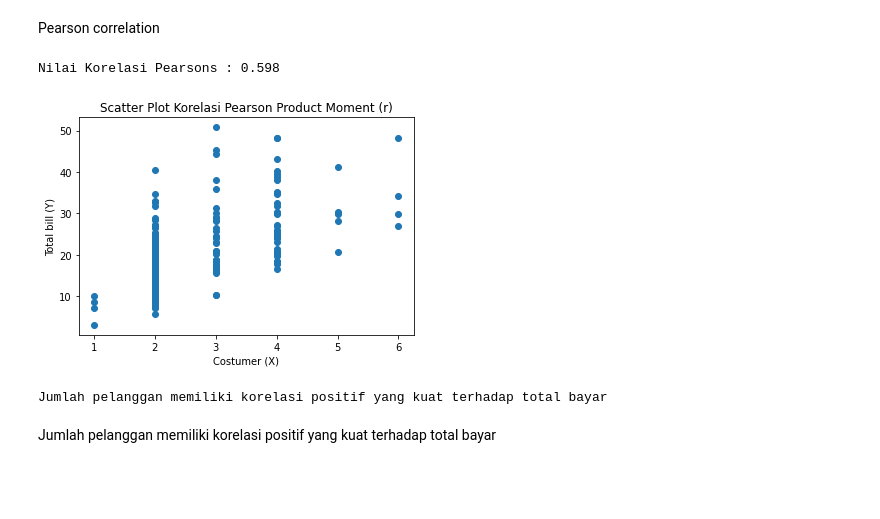
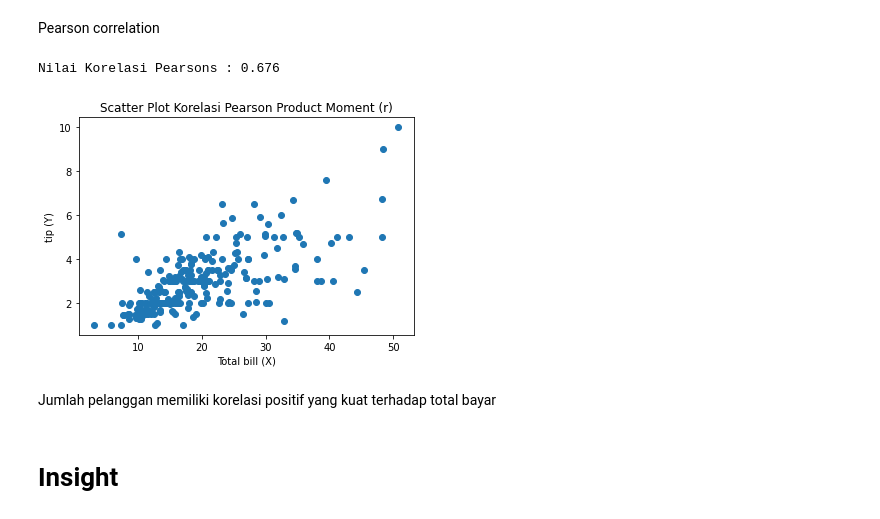
Before and after one commit to gdscitb/DSCDataScience, a Jupyter notebook: EksplorasiData_Aldion/Tugas1GDSCITB.ipynb, the cells around one changed output. Cells and saved outputs as stored; diff of their text form; code cells hidden in the pictures; blank space fills up the shorter version.

Commit message:
Penambahan insight

```diff
--- a/EksplorasiData_Aldion/Tugas1GDSCITB.ipynb
+++ b/EksplorasiData_Aldion/Tugas1GDSCITB.ipynb
@@ -57,4 +57,5 @@ df.head()
 **Delete & Renaming Column**
 # %%
 df.columns=['Total bill','Tip','Gender','Smoking','Day','Time','Costumer']
+df = df.drop(columns='Smoking')
 # %% [markdown]
@@ -62,6 +63,5 @@ df.columns=['Total bill','Tip','Gender','Smoking','Day','Time','Costumer']
 # %%
 df['Gender'] = df['Gender'].apply(lambda x:0 if x == 'Female' else 1)
-df['Smoking'] = df['Smoking'].apply(lambda x:0 if x == 'No' else 1)
 # %% [markdown]
 Penggantian nilai bagi kolom gender dan smoking.
 # %%
@@ -200,16 +204,17 @@ Pengunjung pada hari sabtu dan minggu lebih banyak dibandingkan hari jumat dan k
 # %% [markdown]
 Pearson correlation
 # %%
-corr, _ = pearsonr(df['Costumer'],df['Total bill'])
+corr, _ = pearsonr(df['Total bill'],df['Tip'])
 print('Nilai Korelasi Pearsons : %.3f' % corr)
-plt.scatter(df['Costumer'],df['Total bill'])
+plt.scatter(df['Total bill'],df['Tip'])
 plt.title('Scatter Plot Korelasi Pearson Product Moment (r)')
-plt.xlabel('Costumer (X)')
-plt.ylabel('Total bill (Y)')
+plt.xlabel('Total bill (X)')
+plt.ylabel('tip (Y)')
 plt.show()
 # %% [output]
-Nilai Korelasi Pearsons : 0.598
+Nilai Korelasi Pearsons : 0.676
-[figure, old version]
+[figure, new version]
-Jumlah pelanggan memiliki korelasi positif yang kuat terhadap total bayar
 # %% [markdown]
 Jumlah pelanggan memiliki korelasi positif yang kuat terhadap total bayar
+# %% [markdown]
+# Insight
```
Also changed, not shown: parts of 5 cells of this notebook.
